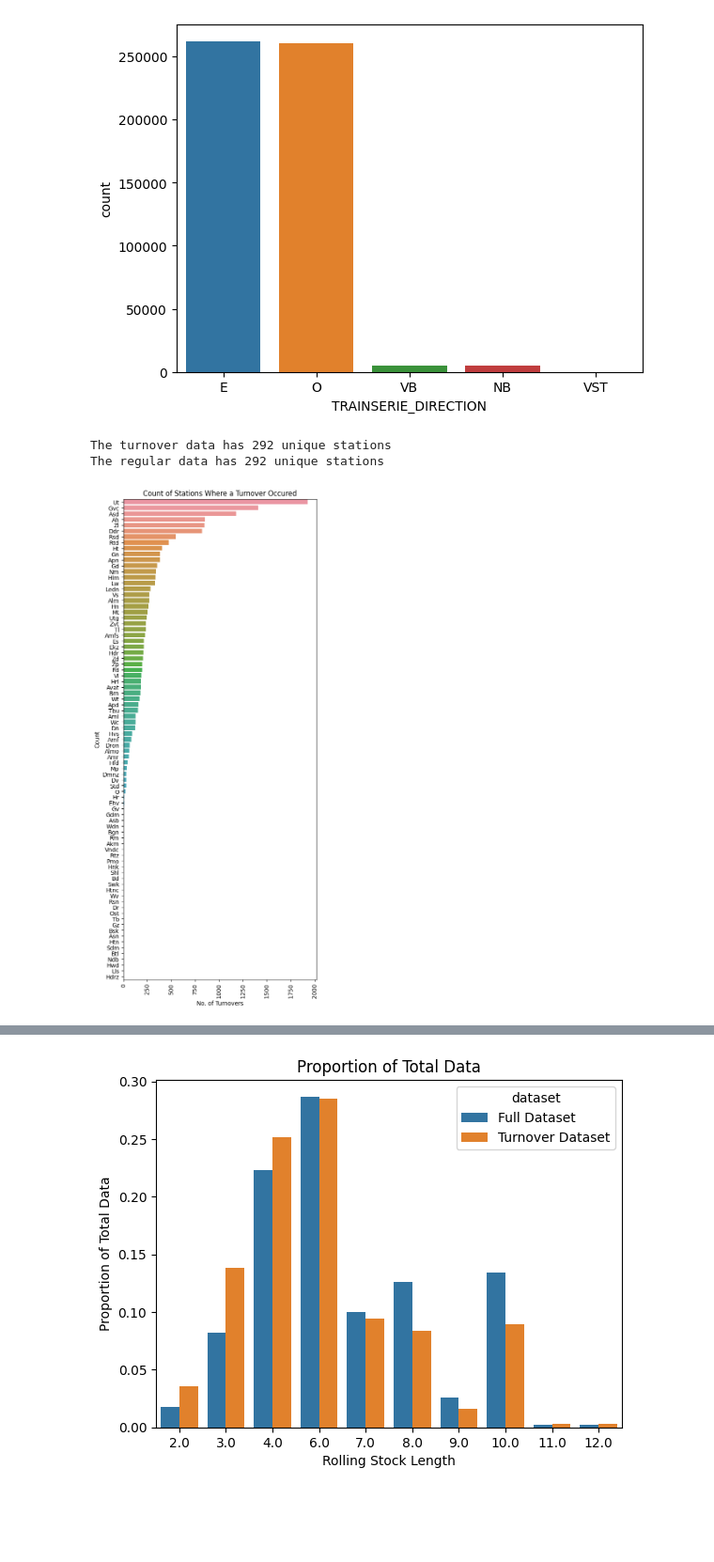
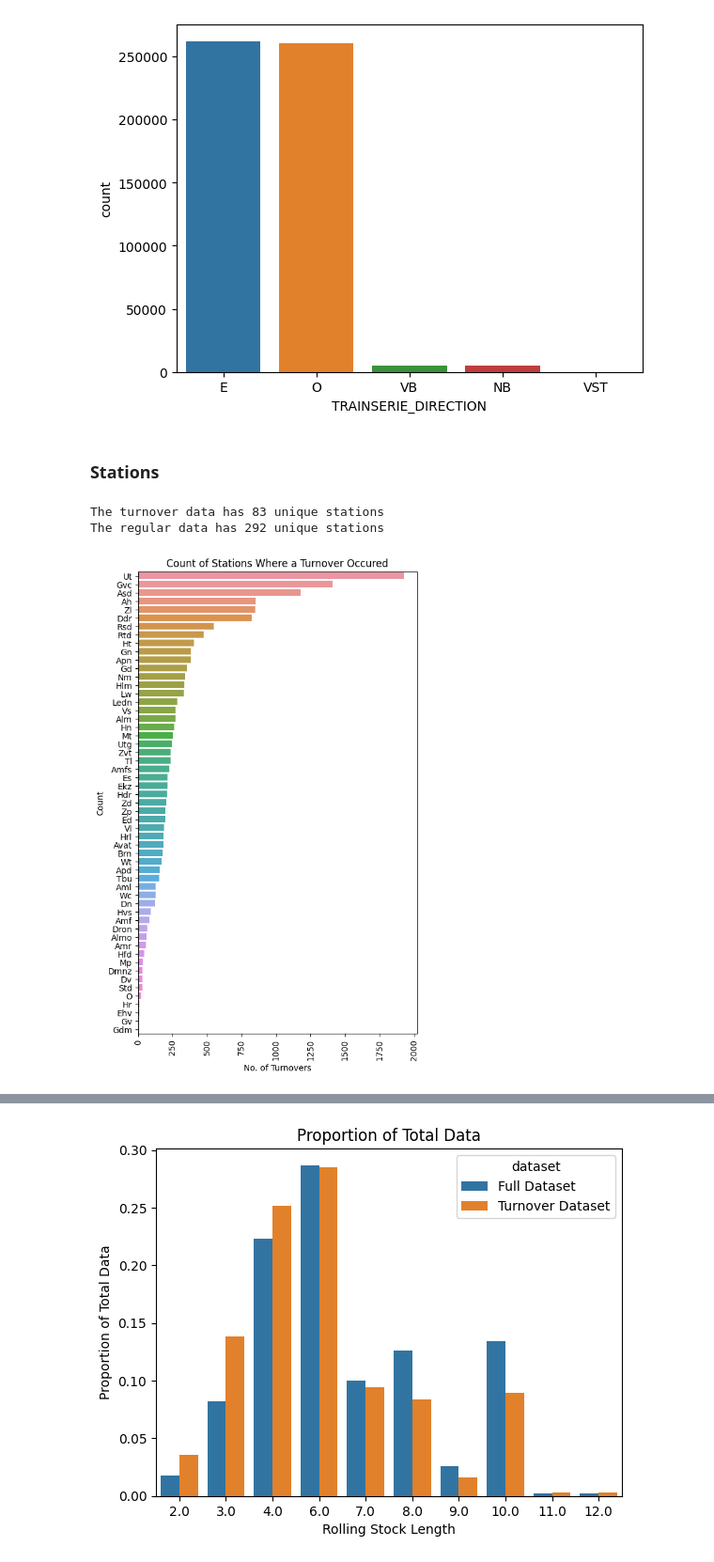
Before and after one commit to timrentenaar/NS_TURNOVER_TIMES, a Jupyter notebook: notebooks/Data_Exploration.ipynb, the cells around one changed output, grey strips where cells are left out. Shown at 94% size. Saved outputs shown, nothing was run; the diff lists cells and outputs as text; code cells hidden in the pictures; blank space fills up the shorter version.

Commit message:
New plots + Linear Regression

```diff
--- a/notebooks/Data_Exploration.ipynb
+++ b/notebooks/Data_Exploration.ipynb
@@ -167,25 +210,27 @@ sns.countplot(df_full, x = "TRAINSERIE_DIRECTION")
 # %% [output]
 <Axes: xlabel='TRAINSERIE_DIRECTION', ylabel='count'>
 [figure]
+# %% [markdown]
+### Stations
 # %%
-order = turnover_df['STATION'].value_counts().index
+order = turnover_df['STATION'].value_counts().nlargest(55).index
 
 # Inrease the figure size
-plt.figure(figsize=(6, 15))
+plt.figure(figsize=(6, 10))
 
 sns.countplot(turnover_df, y = "STATION", order=order)
 
 plt.title('Count of Stations Where a Turnover Occured')
 plt.xlabel('No. of Turnovers')
 plt.ylabel('Count')
 
 plt.xticks(rotation=90)  # Rotate labels to avoid overlap
 
-print('The turnover data has {} unique stations'.format(len(df['STATION'].unique())))
+print('The turnover data has {} unique stations'.format(len(turnover_df['STATION'].unique())))
 print('The regular data has {} unique stations'.format(len(df_full['STATION'].unique())))
 
 plt.show()
 # %% [output]
-The turnover data has 292 unique stations
+The turnover data has 83 unique stations
 The regular data has 292 unique stations
-[figure, old version]
+[figure, new version]
```
Also changed, not shown: parts of 41 cells of this notebook.
